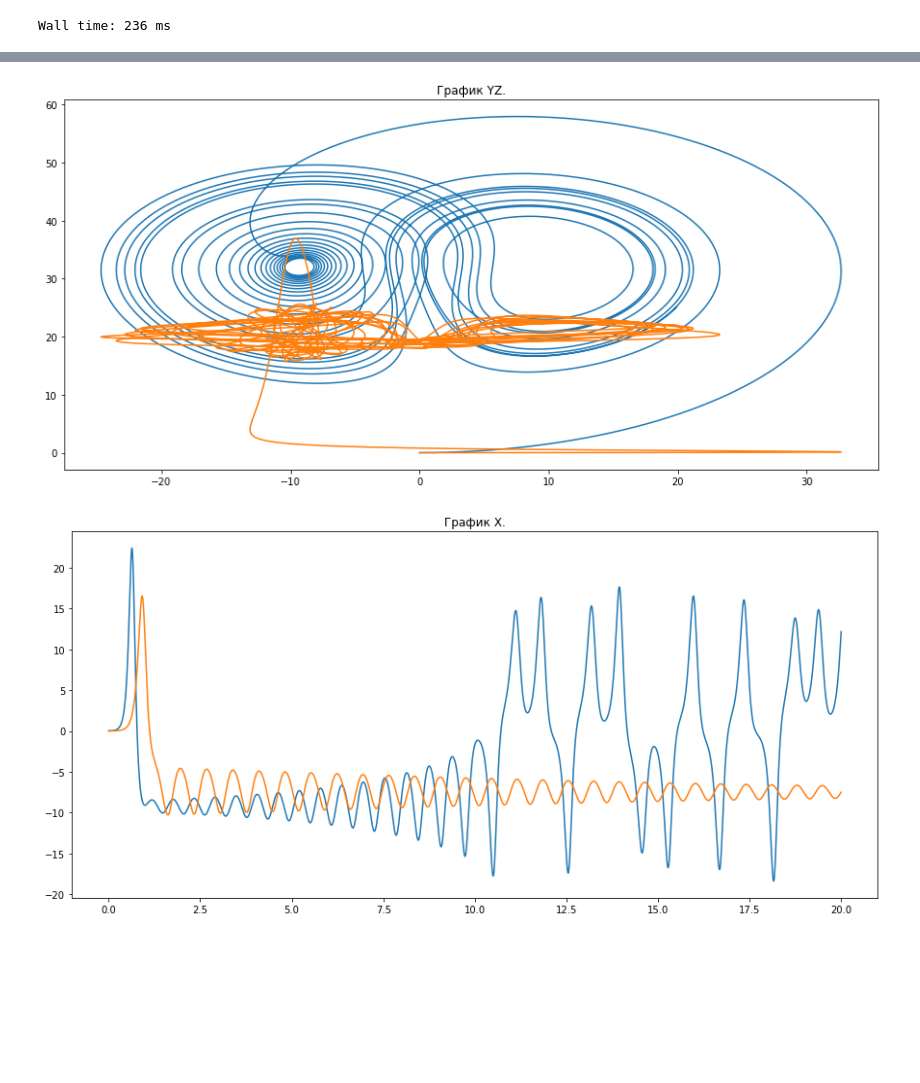
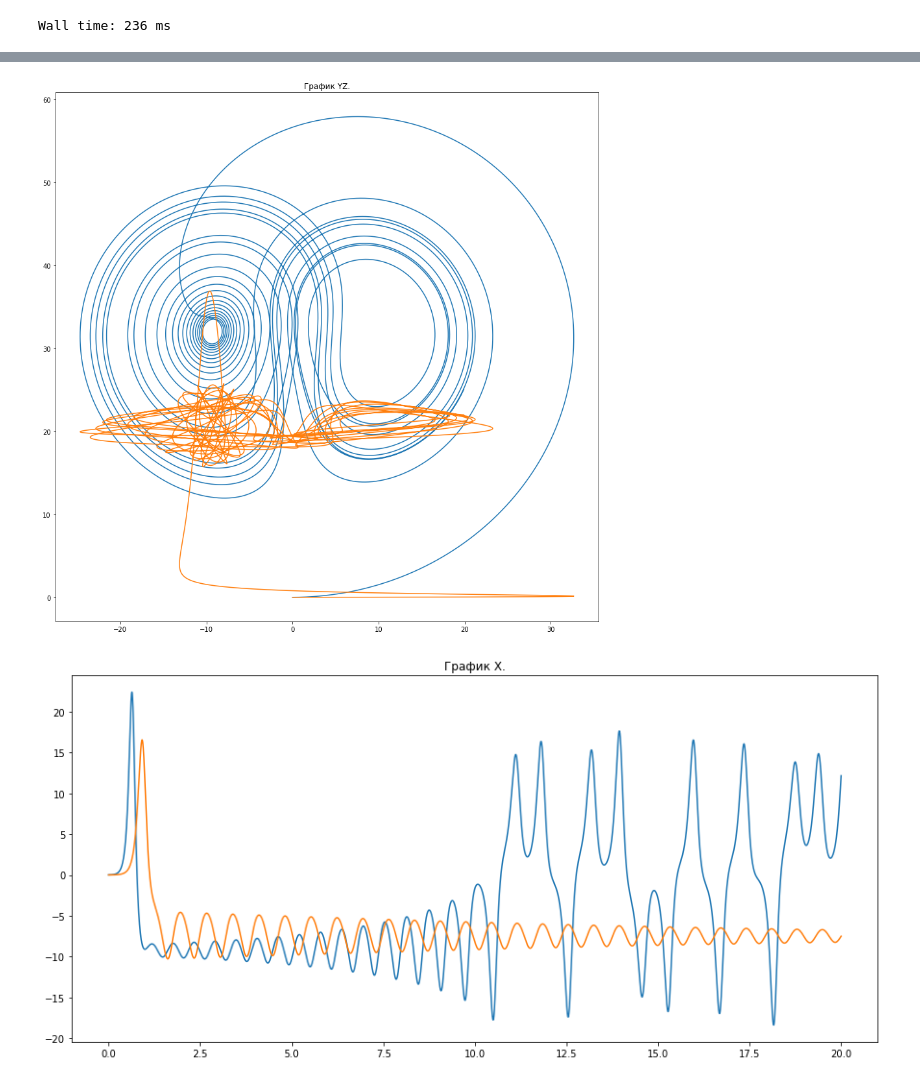
Before and after one commit to paantya/exoplanet-2017, a Jupyter notebook: sok_orb.ipynb, the cells around one changed output, grey strips where cells are left out. Drawn from its saved outputs; the diff is of its cells as text; code cells hidden in the pictures; blank space fills up the shorter version.

```diff
--- a/sok_orb.ipynb
+++ b/sok_orb.ipynb
@@ -86,10 +86,10 @@ plt.plot([i[0] for i in result1] ,[i[2] for i in result1],[i[0] for i in result1
 # %%
-plt.figure(figsize=(15,7))
+plt.figure(figsize=(15,15))
 
 plt.title('График YZ.'.format())
 plt.plot([i[1] for i in result1] ,[i[2] for i in result1],[i[1] for i in result1] ,[i[2] for i in result2],);
 # %% [output]
-[figure, old version]
+[figure, new version]
 # %%
 plt.figure(figsize=(15,7))
 
```
Also changed, not shown: parts of 2 cells of this notebook.
